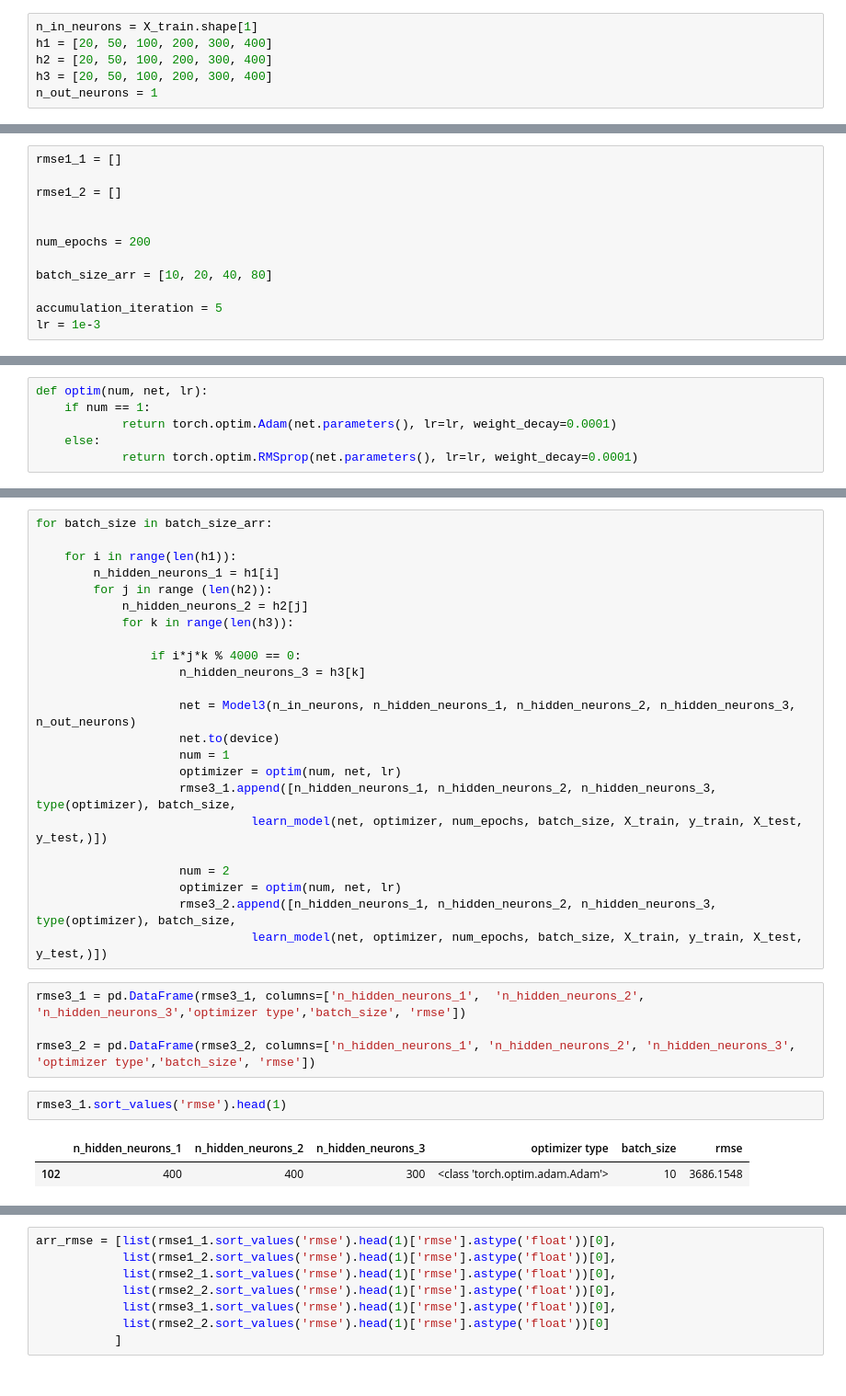
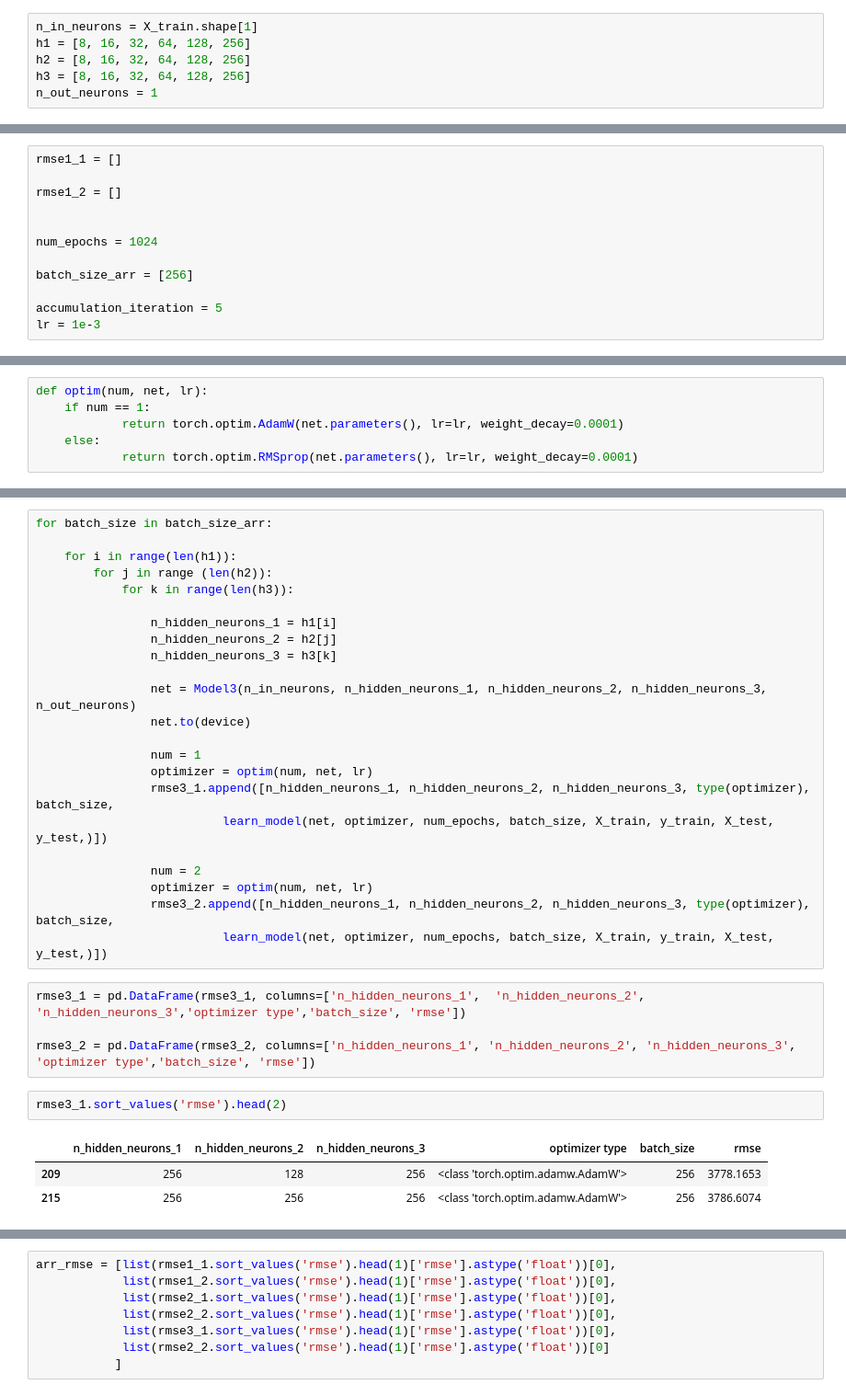
Before and after one commit to maria-smiles/stars, a Jupyter notebook: stars_v5_r2.ipynb, the cells around one changed output, grey strips where cells are left out. Shown at 92% size. Drawn from its saved outputs; the diff is of its cells as text.

```diff
--- a/stars_v5_r2.ipynb
+++ b/stars_v5_r2.ipynb
@@ -512,9 +515,9 @@ print('Входящих нейронов (параметров) сети буд
 </div>
 # %%
 n_in_neurons = X_train.shape[1]
-h1 = [20, 50, 100, 200, 300, 400]
-h2 = [20, 50, 100, 200, 300, 400]
-h3 = [20, 50, 100, 200, 300, 400]
+h1 = [8, 16, 32, 64, 128, 256]
+h2 = [8, 16, 32, 64, 128, 256]
+h3 = [8, 16, 32, 64, 128, 256]
 n_out_neurons = 1
 # %% [markdown]
 Создаю подкласс от класса nn.Module и задаю функции создания и работы сети.
@@ -722,9 +725,9 @@ rmse1_1 = []
 rmse1_2 = []
 
 
-num_epochs = 200
+num_epochs = 1024
 
-batch_size_arr = [10, 20, 40, 80]
+batch_size_arr = [256]
 
 accumulation_iteration = 5
 lr = 1e-3
@@ -740,7 +743,7 @@ lr = 1e-3
 # %%
 def optim(num, net, lr):
     if num == 1:
-            return torch.optim.Adam(net.parameters(), lr=lr, weight_decay=0.0001)
+            return torch.optim.AdamW(net.parameters(), lr=lr, weight_decay=0.0001)
     else:
             return torch.optim.RMSprop(net.parameters(), lr=lr, weight_decay=0.0001)
 # %%
@@ -817,32 +824,33 @@ rmse3_2 = []
 for batch_size in batch_size_arr:
 
     for i in range(len(h1)):
-        n_hidden_neurons_1 = h1[i]
         for j in range (len(h2)):
-            n_hidden_neurons_2 = h2[j]
             for k in range(len(h3)):
 
-                if i*j*k % 4000 == 0:
-                    n_hidden_neurons_3 = h3[k]
+                n_hidden_neurons_1 = h1[i]
+                n_hidden_neurons_2 = h2[j]
+                n_hidden_neurons_3 = h3[k]
 
-                    net = Model3(n_in_neurons, n_hidden_neurons_1, n_hidden_neurons_2, n_hidden_neurons_3, n_out_neurons)
-                    net.to(device)
-                    num = 1
-                    optimizer = optim(num, net, lr)
-                    rmse3_1.append([n_hidden_neurons_1, n_hidden_neurons_2, n_hidden_neurons_3, type(optimizer), batch_size,
-                              learn_model(net, optimizer, num_epochs, batch_size, X_train, y_train, X_test, y_test,)])
+                net = Model3(n_in_neurons, n_hidden_neurons_1, n_hidden_neurons_2, n_hidden_neurons_3, n_out_neurons)
+                net.to(device)
 
-                    num = 2
-                    optimizer = optim(num, net, lr)
-                    rmse3_2.append([n_hidden_neurons_1, n_hidden_neurons_2, n_hidden_neurons_3, type(optimizer), batch_size,
-                              learn_model(net, optimizer, num_epochs, batch_size, X_train, y_train, X_test, y_test,)])
+                num = 1
+                optimizer = optim(num, net, lr)
+                rmse3_1.append([n_hidden_neurons_1, n_hidden_neurons_2, n_hidden_neurons_3, type(optimizer), batch_size,
+                          learn_model(net, optimizer, num_epochs, batch_size, X_train, y_train, X_test, y_test,)])
+
+                num = 2
+                optimizer = optim(num, net, lr)
+                rmse3_2.append([n_hidden_neurons_1, n_hidden_neurons_2, n_hidden_neurons_3, type(optimizer), batch_size,
+                          learn_model(net, optimizer, num_epochs, batch_size, X_train, y_train, X_test, y_test,)])
 # %%
 rmse3_1 = pd.DataFrame(rmse3_1, columns=['n_hidden_neurons_1',  'n_hidden_neurons_2', 'n_hidden_neurons_3','optimizer type','batch_size', 'rmse'])
 
 rmse3_2 = pd.DataFrame(rmse3_2, columns=['n_hidden_neurons_1', 'n_hidden_neurons_2', 'n_hidden_neurons_3', 'optimizer type','batch_size', 'rmse'])
 # %%
-rmse3_1.sort_values('rmse').head(1)
+rmse3_1.sort_values('rmse').head(2)
 # %% [output]
 |  | n_hidden_neurons_1 | n_hidden_neurons_2 | n_hidden_neurons_3 | optimizer type | batch_size | rmse |
-| 102 | 400 | 400 | 300 | <class 'torch.optim.adam.Adam'> | 10 | 3686.1548 |
+| 209 | 256 | 128 | 256 | <class 'torch.optim.adamw.AdamW'> | 256 | 3778.1653 |
+| 215 | 256 | 256 | 256 | <class 'torch.optim.adamw.AdamW'> | 256 | 3786.6074 |
 # %%
```
Also changed, not shown: parts of 25 cells of this notebook.
